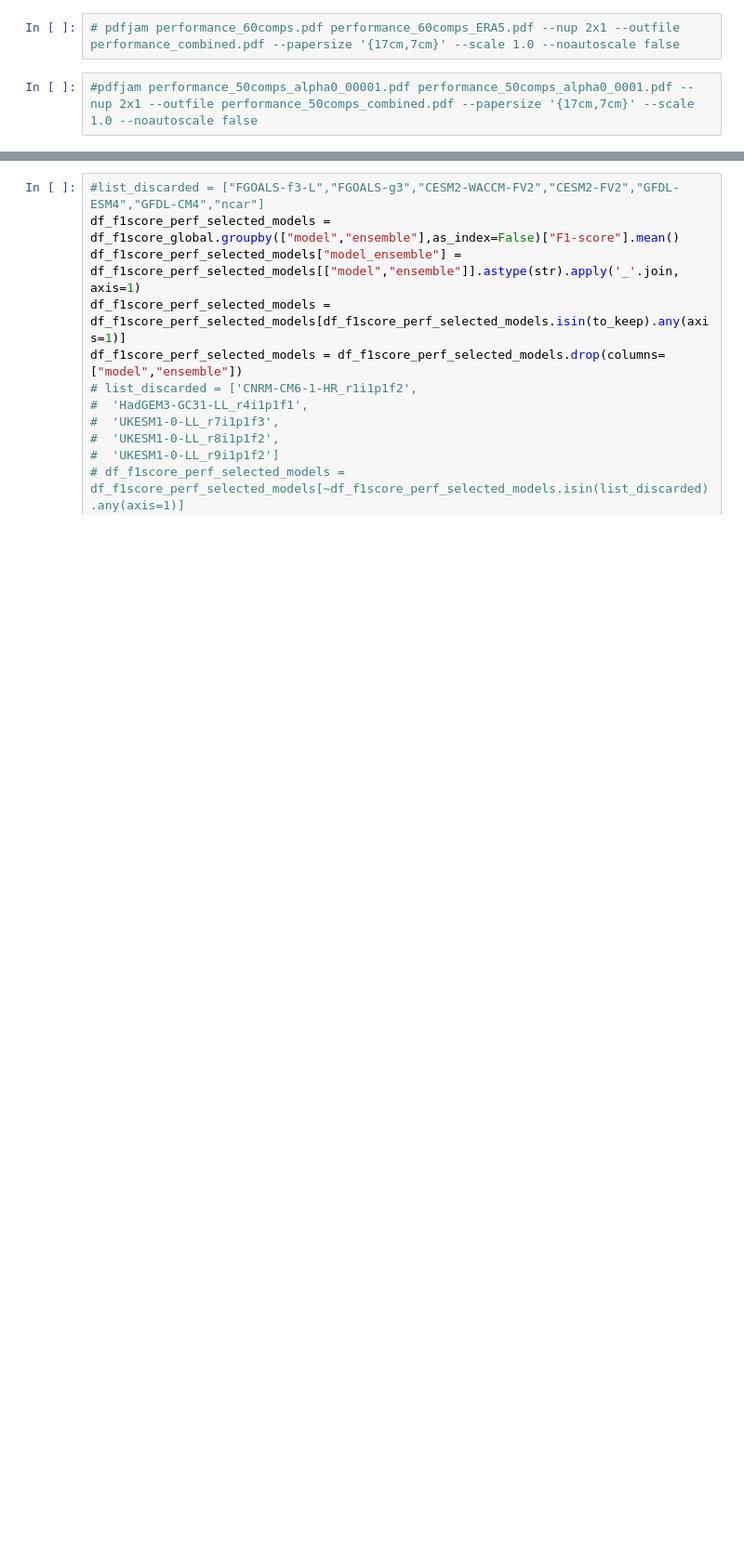
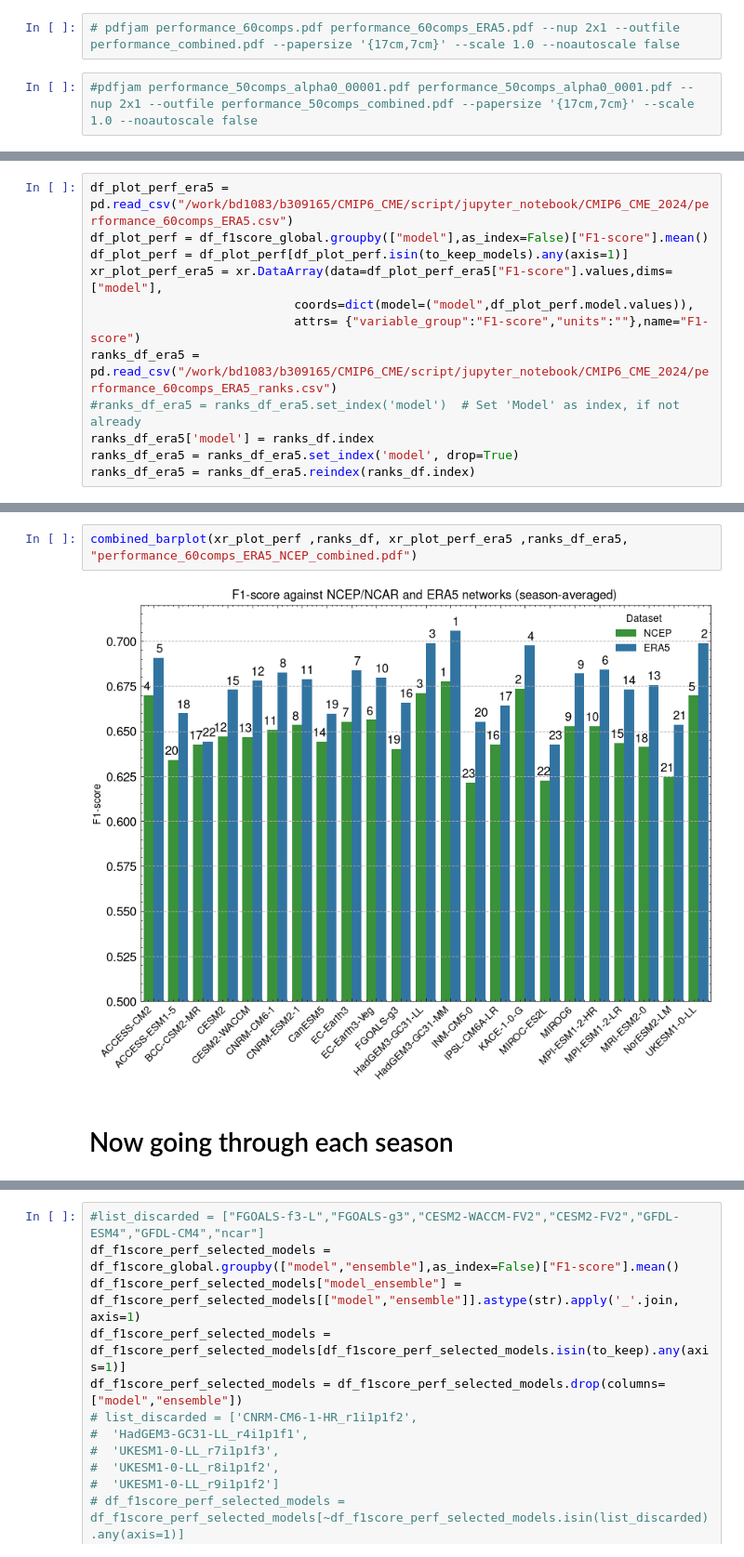
Before and after one commit to EyringMLClimateGroup/debeire25esd_CausalWeighting, a Jupyter notebook: CMIP CME study - PSL timebin1_60comps.ipynb, the cells around one changed output, grey strips where cells are left out. Shown at 93% size. Drawn from its saved outputs; the diff is of its cells as text; blank space fills up the shorter version.

Commit message:
Changes to Figure 2. NAdd Nw Ffgures similar to Figure 2 for all seasons.

```diff
--- a/CMIP CME study - PSL timebin1_60comps.ipynb
+++ b/CMIP CME study - PSL timebin1_60comps.ipynb
@@ -1183,0 +1179,12 @@ print(f'{corr}, {p_val}')
+# %%
+df_plot_perf_era5 = pd.read_csv("/work/bd1083/b309165/CMIP6_CME/script/jupyter_notebook/CMIP6_CME_2024/performance_60comps_ERA5.csv")
+df_plot_perf = df_f1score_global.groupby(["model"],as_index=False)["F1-score"].mean()
+df_plot_perf = df_plot_perf[df_plot_perf.isin(to_keep_models).any(axis=1)]
+xr_plot_perf_era5 = xr.DataArray(data=df_plot_perf_era5["F1-score"].values,dims=["model"],
+                            coords=dict(model=("model",df_plot_perf.model.values)),
+                            attrs= {"variable_group":"F1-score","units":""},name="F1-score")
+ranks_df_era5 =  pd.read_csv("/work/bd1083/b309165/CMIP6_CME/script/jupyter_notebook/CMIP6_CME_2024/performance_60comps_ERA5_ranks.csv")
+#ranks_df_era5 = ranks_df_era5.set_index('model')  # Set 'Model' as index, if not already
+ranks_df_era5['model'] = ranks_df.index
+ranks_df_era5 = ranks_df_era5.set_index('model', drop=True)
+ranks_df_era5 = ranks_df_era5.reindex(ranks_df.index)
@@ -1183,0 +1271,6 @@ print(f'{corr}, {p_val}')
+# %%
+combined_barplot(xr_plot_perf ,ranks_df, xr_plot_perf_era5 ,ranks_df_era5, "performance_60comps_ERA5_NCEP_combined.pdf")
+# %% [output]
+[figure, added]
+# %% [markdown]
+# Now going through each season
```
Also changed, not shown: parts of 6 cells of this notebook, 2 other files.
